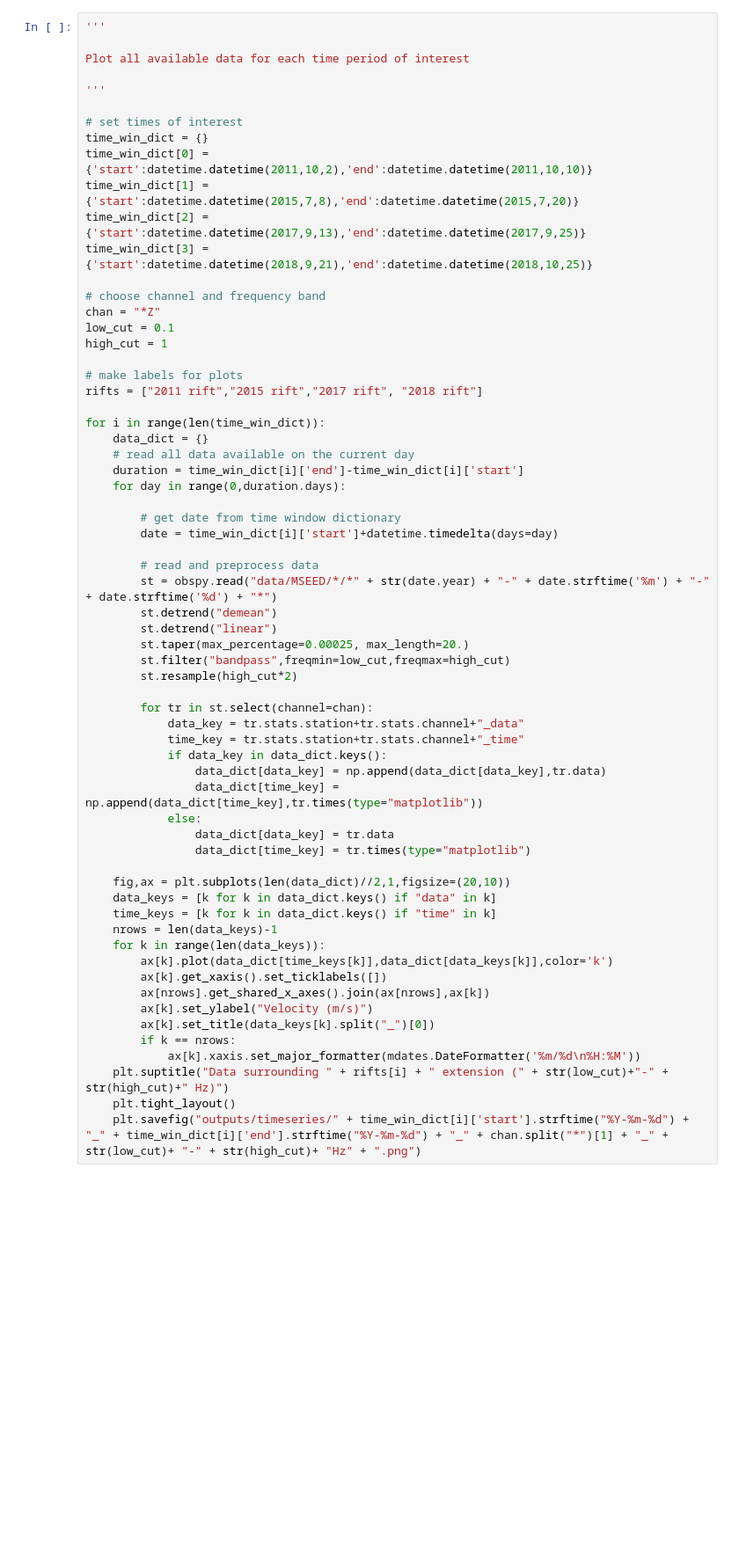
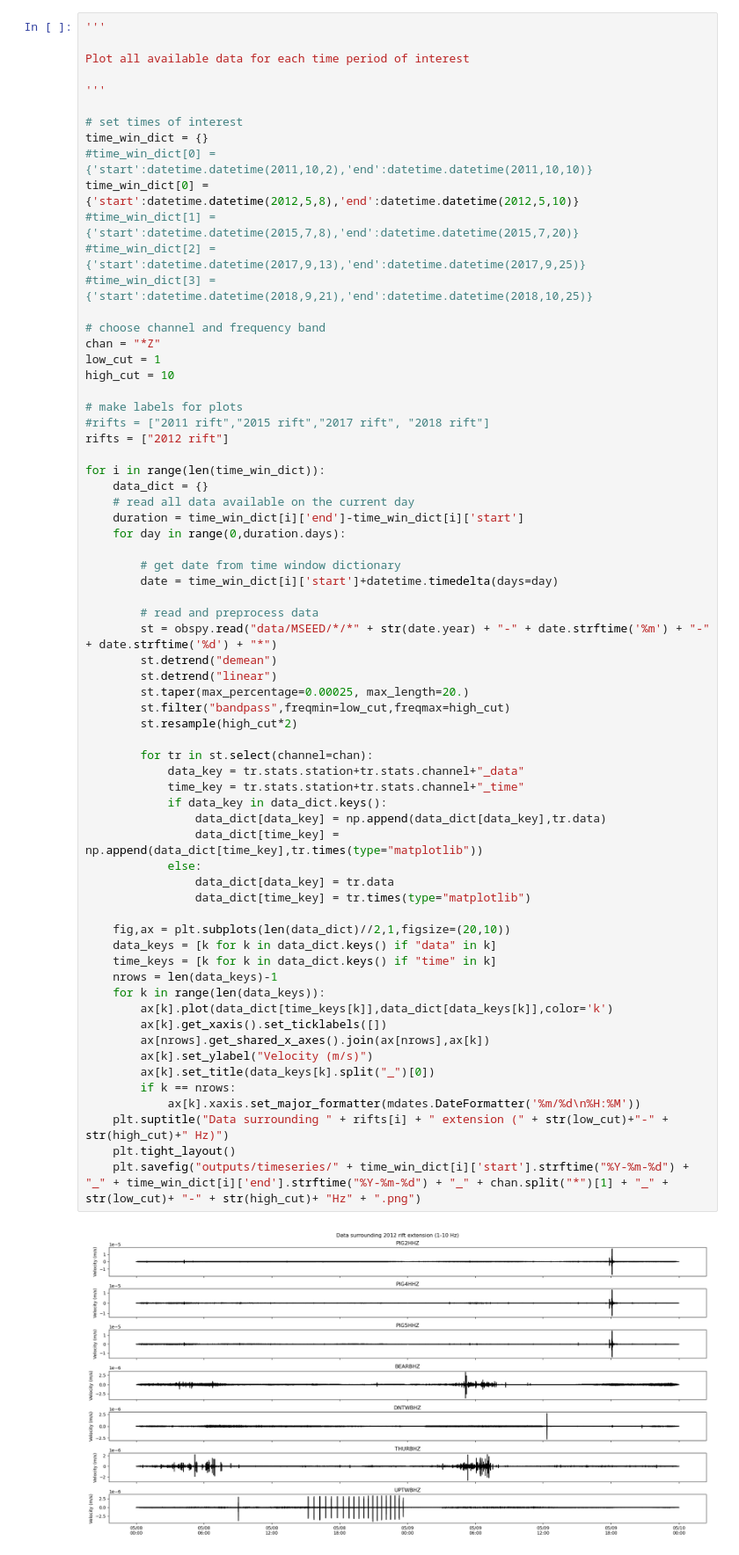
Before and after one commit to stepholinger/may_9, a Jupyter notebook: additional_events.ipynb, the cells around one changed output. Shown at 88% size. Saved outputs shown, nothing was run; the diff lists cells and outputs as text; blank space fills up the shorter version.

Commit message:
fixed time windowing

```diff
--- a/additional_events.ipynb
+++ b/additional_events.ipynb
@@ -177,18 +177,20 @@ Plot all available data for each time period of interest
 
 # set times of interest
 time_win_dict = {}
-time_win_dict[0] = {'start':datetime.datetime(2011,10,2),'end':datetime.datetime(2011,10,10)}
-time_win_dict[1] = {'start':datetime.datetime(2015,7,8),'end':datetime.datetime(2015,7,20)}
-time_win_dict[2] = {'start':datetime.datetime(2017,9,13),'end':datetime.datetime(2017,9,25)}
-time_win_dict[3] = {'start':datetime.datetime(2018,9,21),'end':datetime.datetime(2018,10,25)}
+#time_win_dict[0] = {'start':datetime.datetime(2011,10,2),'end':datetime.datetime(2011,10,10)}
+time_win_dict[0] = {'start':datetime.datetime(2012,5,8),'end':datetime.datetime(2012,5,10)}
+#time_win_dict[1] = {'start':datetime.datetime(2015,7,8),'end':datetime.datetime(2015,7,20)}
+#time_win_dict[2] = {'start':datetime.datetime(2017,9,13),'end':datetime.datetime(2017,9,25)}
+#time_win_dict[3] = {'start':datetime.datetime(2018,9,21),'end':datetime.datetime(2018,10,25)}
 
 # choose channel and frequency band
 chan = "*Z"
-low_cut = 0.1
-high_cut = 1
+low_cut = 1
+high_cut = 10
 
 # make labels for plots
-rifts = ["2011 rift","2015 rift","2017 rift", "2018 rift"]
+#rifts = ["2011 rift","2015 rift","2017 rift", "2018 rift"]
+rifts = ["2012 rift"]
 
 for i in range(len(time_win_dict)):
     data_dict = {}
@@ -205,30 +207,32 @@ for i in range(len(time_win_dict)):
         st.detrend("linear")
         st.taper(max_percentage=0.00025, max_length=20.)
         st.filter("bandpass",freqmin=low_cut,freqmax=high_cut)
         st.resample(high_cut*2)
 
         for tr in st.select(channel=chan):
             data_key = tr.stats.station+tr.stats.channel+"_data"
             time_key = tr.stats.station+tr.stats.channel+"_time"
             if data_key in data_dict.keys():
                 data_dict[data_key] = np.append(data_dict[data_key],tr.data)
                 data_dict[time_key] = np.append(data_dict[time_key],tr.times(type="matplotlib"))
             else:
                 data_dict[data_key] = tr.data
                 data_dict[time_key] = tr.times(type="matplotlib")
 
     fig,ax = plt.subplots(len(data_dict)//2,1,figsize=(20,10))
     data_keys = [k for k in data_dict.keys() if "data" in k]
     time_keys = [k for k in data_dict.keys() if "time" in k]
     nrows = len(data_keys)-1
     for k in range(len(data_keys)):
         ax[k].plot(data_dict[time_keys[k]],data_dict[data_keys[k]],color='k')
         ax[k].get_xaxis().set_ticklabels([])
         ax[nrows].get_shared_x_axes().join(ax[nrows],ax[k])
         ax[k].set_ylabel("Velocity (m/s)")
         ax[k].set_title(data_keys[k].split("_")[0])
         if k == nrows:
             ax[k].xaxis.set_major_formatter(mdates.DateFormatter('%m/%d\n%H:%M'))
     plt.suptitle("Data surrounding " + rifts[i] + " extension (" + str(low_cut)+"-" + str(high_cut)+" Hz)")
     plt.tight_layout()
     plt.savefig("outputs/timeseries/" + time_win_dict[i]['start'].strftime("%Y-%m-%d") + "_" + time_win_dict[i]['end'].strftime("%Y-%m-%d") + "_" + chan.split("*")[1] + "_" + str(low_cut)+ "-" + str(high_cut)+ "Hz" + ".png")
+# %% [output]
+[figure, added]
```
